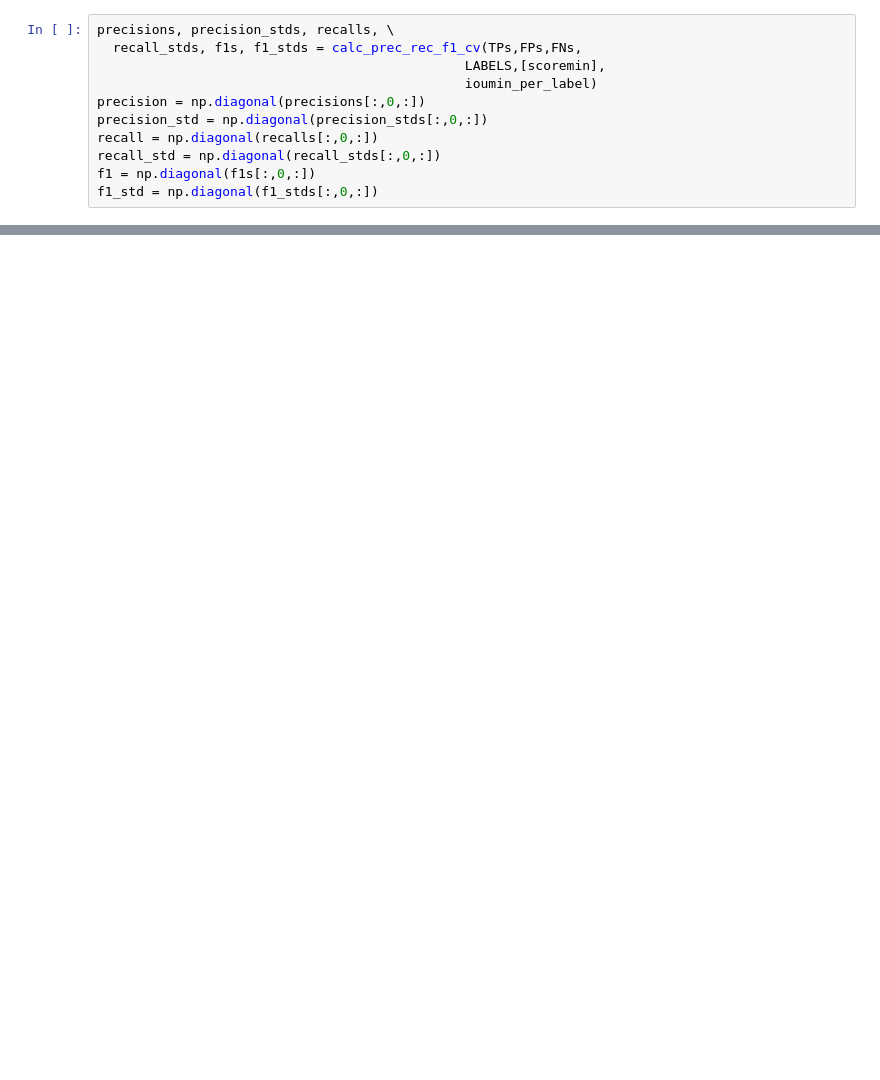
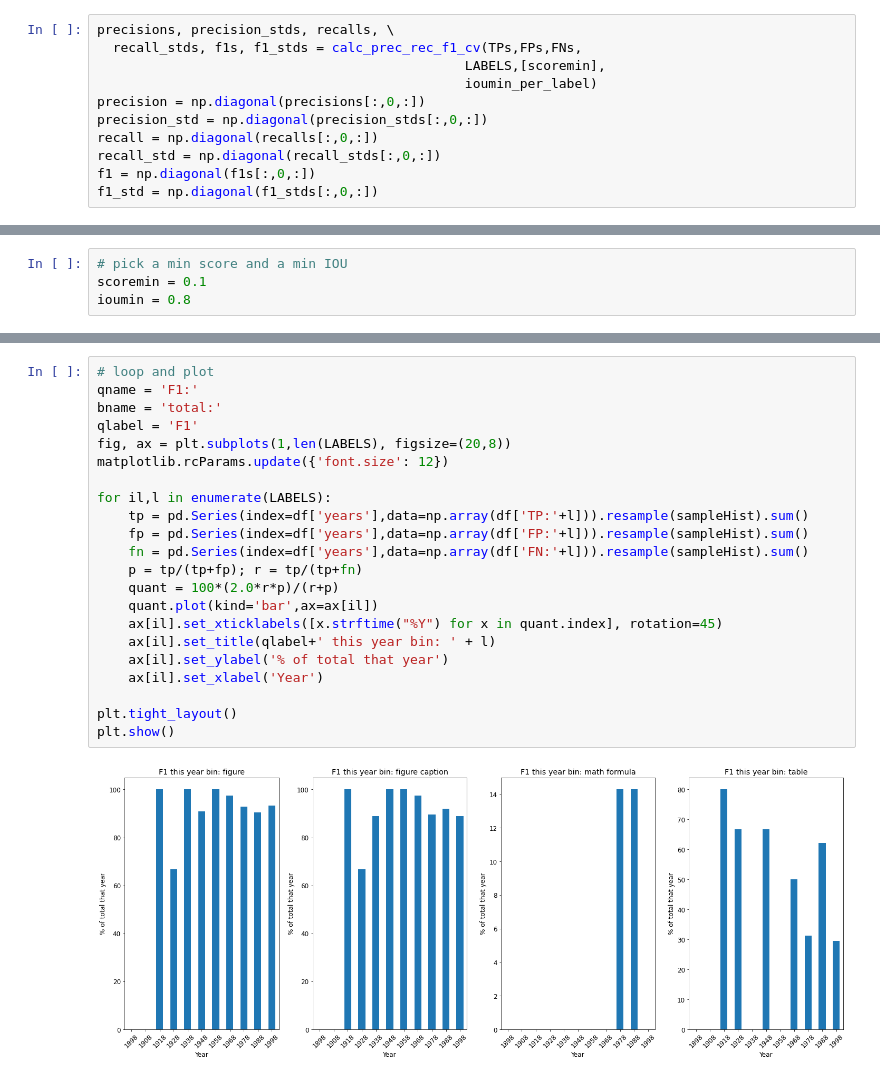
Before and after one commit to ReadingTimeMachine/figure_and_caption_extraction, a Jupyter notebook: explore_calculate_metrics.ipynb, the cells around one changed output, grey strips where cells are left out. Drawn from its saved outputs; the diff is of its cells as text; blank space fills up the shorter version.

```diff
--- a/explore_calculate_metrics.ipynb
+++ b/explore_calculate_metrics.ipynb
@@ -348,0 +149,4 @@ F1              86.2+/-2.4%     89.2+/-2.3%     4.0+/-5.1%      43.1+/-9.4%
+# %%
+# pick a min score and a min IOU
+scoremin = 0.1
+ioumin = 0.8
@@ -348,0 +247,24 @@ F1              86.2+/-2.4%     89.2+/-2.3%     4.0+/-5.1%      43.1+/-9.4%
+# %%
+# loop and plot
+qname = 'F1:'
+bname = 'total:'
+qlabel = 'F1'
+fig, ax = plt.subplots(1,len(LABELS), figsize=(20,8))
+matplotlib.rcParams.update({'font.size': 12})
+
+for il,l in enumerate(LABELS):
+    tp = pd.Series(index=df['years'],data=np.array(df['TP:'+l])).resample(sampleHist).sum()
+    fp = pd.Series(index=df['years'],data=np.array(df['FP:'+l])).resample(sampleHist).sum()
+    fn = pd.Series(index=df['years'],data=np.array(df['FN:'+l])).resample(sampleHist).sum()
+    p = tp/(tp+fp); r = tp/(tp+fn)
+    quant = 100*(2.0*r*p)/(r+p)
+    quant.plot(kind='bar',ax=ax[il])
+    ax[il].set_xticklabels([x.strftime("%Y") for x in quant.index], rotation=45)
+    ax[il].set_title(qlabel+' this year bin: ' + l)
+    ax[il].set_ylabel('% of total that year')
+    ax[il].set_xlabel('Year')
+
+plt.tight_layout()
+plt.show()
+# %% [output]
+[figure, added]
```
Also changed, not shown: parts of 25 cells of this notebook, 1 other file.
